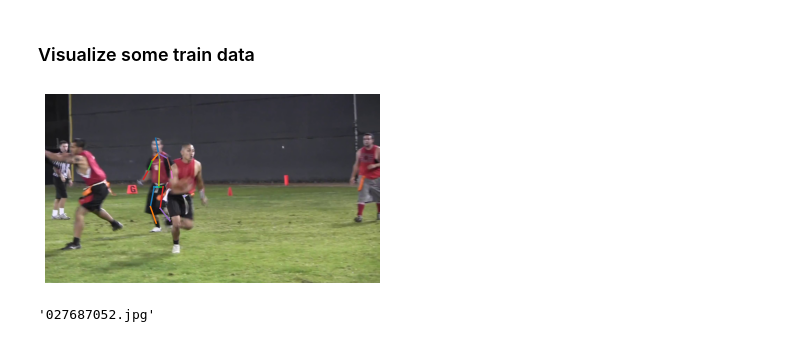
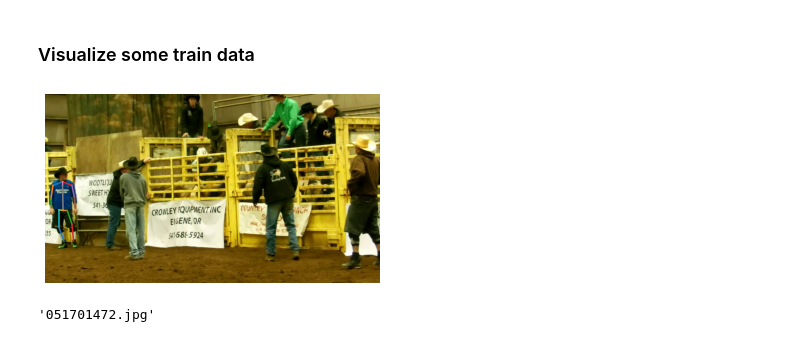
Before and after one commit to Xabilahu/Pose-Estimation, a Jupyter notebook: Pose_Estimation.ipynb, the cells around one changed output. Cells and saved outputs as stored; diff of their text form; code cells hidden in the pictures.

```diff
--- a/Pose_Estimation.ipynb
+++ b/Pose_Estimation.ipynb
@@ -17,7 +17,7 @@ IMG_FOLDER = 'images'
 release = loadmat('mpii_human_pose_v1_u12_2/mpii_human_pose_v1_u12_1.mat')['RELEASE']
 # %%
 for i in release['annolist'][0,0][0]:
-    if i['image']['name'][0,0][0] == '027687052.jpg':
+    if i['image']['name'][0,0][0] == '051701472.jpg':
         print(i['annorect'].shape)
         break
 #release['annolist'][0,0][0][4]['annorect']['annopoints'].shape
@@ -91,20 +91,29 @@ del data
 joint_unions = [(9, 8), (8, 12), (12, 11), (11, 10), (8, 13), (13, 14), (14, 15), (8, 7), (7, 6), (6, 2), \
                 (2, 1), (1, 0), (6, 3), (3, 4), (4, 5)]
 
-def plot_example(img_fn, head, joints):
-    img = mpimg.imread(f'{IMG_FOLDER}/{img_fn}')
+# TODO: plot head_rect
+def plot_example(data_dict):
+    """
+    Input:
+        - data_dict: dictionary with fields ['filename', 'head_rect', 'visibility_mask', 'joint_pos']
+    Output:
+        - plot of the image with the joint skeletons drawn above
+    """
+    img = mpimg.imread(f'{IMG_FOLDER}/{data_dict["filename"]}')
     plt.figure()
     plt.imshow(img)
 
     for o, t in joint_unions:
-        plt.plot([joints[o][0], joints[t][0]], [joints[o][1], joints[t][1]])
+        if data_dict['visibility_mask'][o] | data_dict['visibility_mask'][t]:
+            plt.plot([data_dict['joint_pos'][o][0], data_dict['joint_pos'][t][0]],
+                     [data_dict['joint_pos'][o][1], data_dict['joint_pos'][t][1]])
 
     plt.axis('off')
-# %%
-plot_example(train[3]['filename'], train[3]['head_rect'], train[3]['joint_pos'])
-# %% [output]
-[figure, removed]
+# %%
+plot_example(train[0])
+# %% [output]
+[figure, added]
 # %%
-train[3]['filename']
+train[0]['filename']
 # %% [output]
-'027687052.jpg'
+'051701472.jpg'
```
Also changed, not shown: parts of 1 cell of this notebook.
